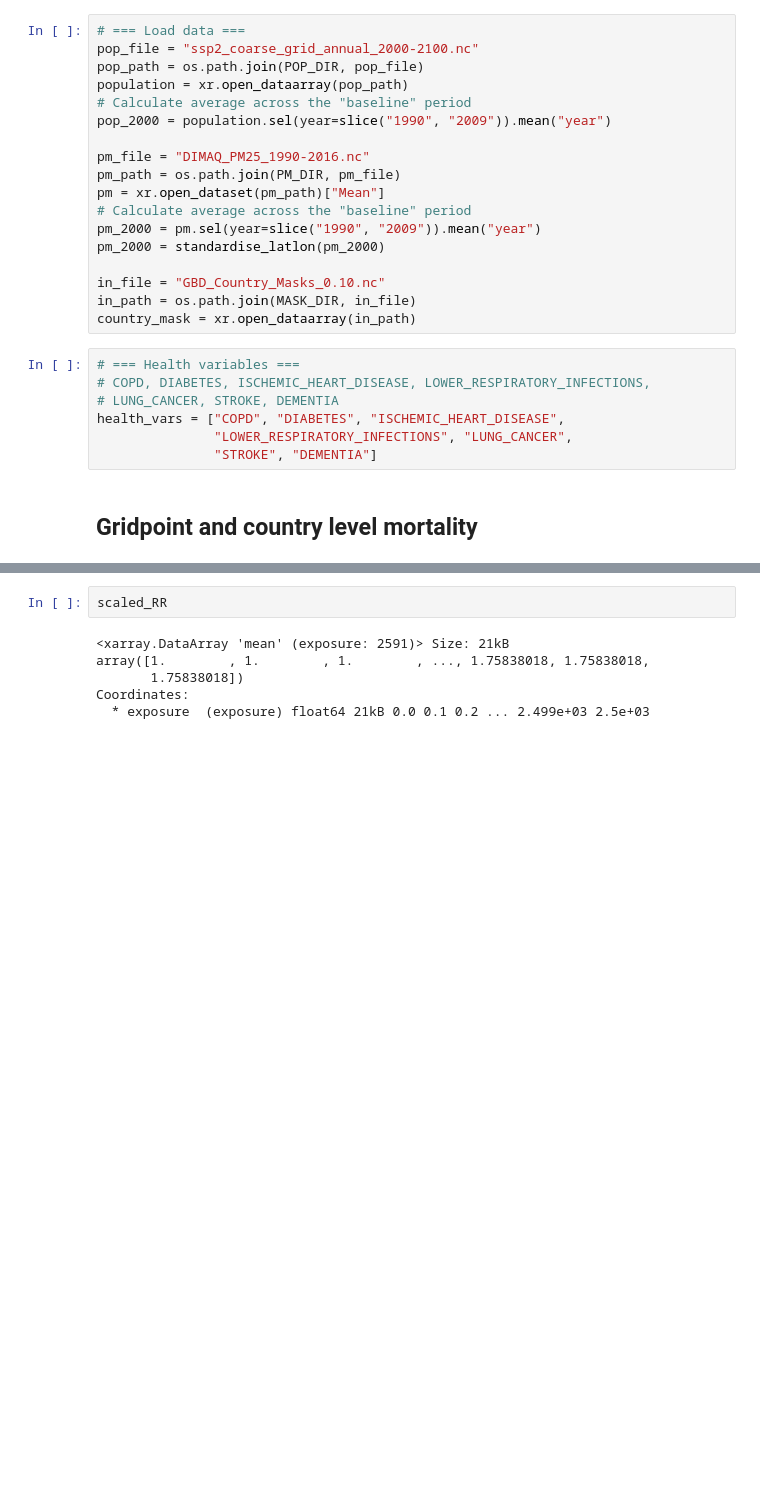
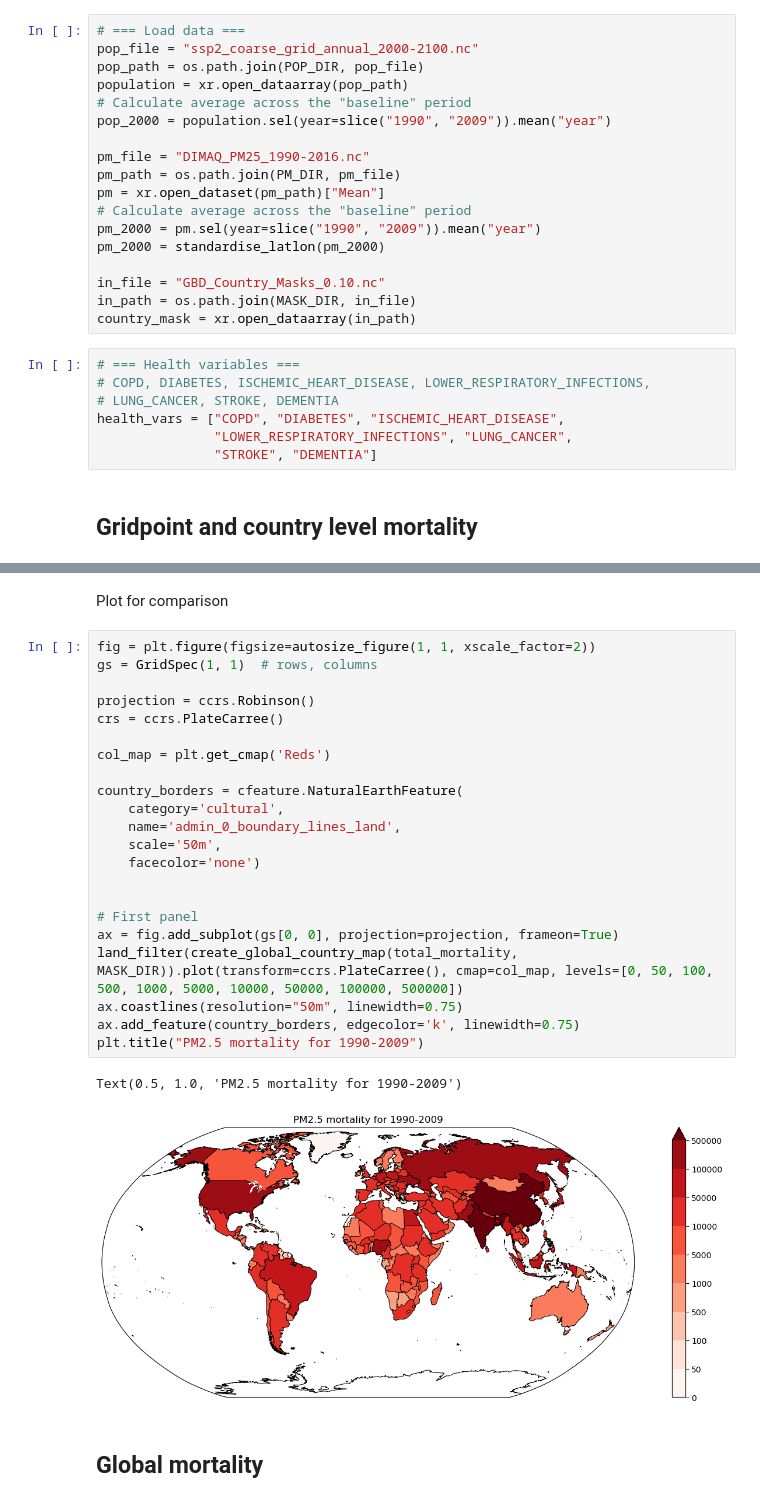
Before and after one commit to awells96/AQ_mortality_workflow, a Jupyter notebook: processing/mortality/pm25/Verify.ipynb, the cells around one changed output, grey strips where cells are left out. Drawn from its saved outputs; the diff is of its cells as text; blank space fills up the shorter version.

Commit message:
update verify script with country and global level with vizhub comparisons

```diff
--- a/processing/mortality/pm25/Verify.ipynb
+++ b/processing/mortality/pm25/Verify.ipynb
@@ -124,11 +160,32 @@ Processing mortality outcome STROKE
 Data starts at 0 so they are 'log(Relative Risk)'
 Processing mortality outcome DEMENTIA
 Data starts at 0 so they are 'log(Relative Risk)'
-# %%
-scaled_RR
-# %% [output]
-<xarray.DataArray 'mean' (exposure: 2591)> Size: 21kB
-array([1.        , 1.        , 1.        , ..., 1.75838018, 1.75838018,
-       1.75838018])
-Coordinates:
-  * exposure  (exposure) float64 21kB 0.0 0.1 0.2 ... 2.499e+03 2.5e+03
+# %% [markdown]
+Plot for comparison
+# %%
+fig = plt.figure(figsize=autosize_figure(1, 1, xscale_factor=2))
+gs = GridSpec(1, 1)  # rows, columns
+
+projection = ccrs.Robinson()
+crs = ccrs.PlateCarree()
+
+col_map = plt.get_cmap('Reds')
+
+country_borders = cfeature.NaturalEarthFeature(
+    category='cultural',
+    name='admin_0_boundary_lines_land',
+    scale='50m',
+    facecolor='none')
+
+
+# First panel
+ax = fig.add_subplot(gs[0, 0], projection=projection, frameon=True)
+land_filter(create_global_country_map(total_mortality, MASK_DIR)).plot(transform=ccrs.PlateCarree(), cmap=col_map, levels=[0, 50, 100, 500, 1000, 5000, 10000, 50000, 100000, 500000])
+ax.coastlines(resolution="50m", linewidth=0.75)
+ax.add_feature(country_borders, edgecolor='k', linewidth=0.75)
+plt.title("PM2.5 mortality for 1990-2009")
+# %% [output]
+Text(0.5, 1.0, 'PM2.5 mortality for 1990-2009')
+[figure, added]
+# %% [markdown]
+## Global mortality
```
Also changed, not shown: parts of 11 cells of this notebook.
